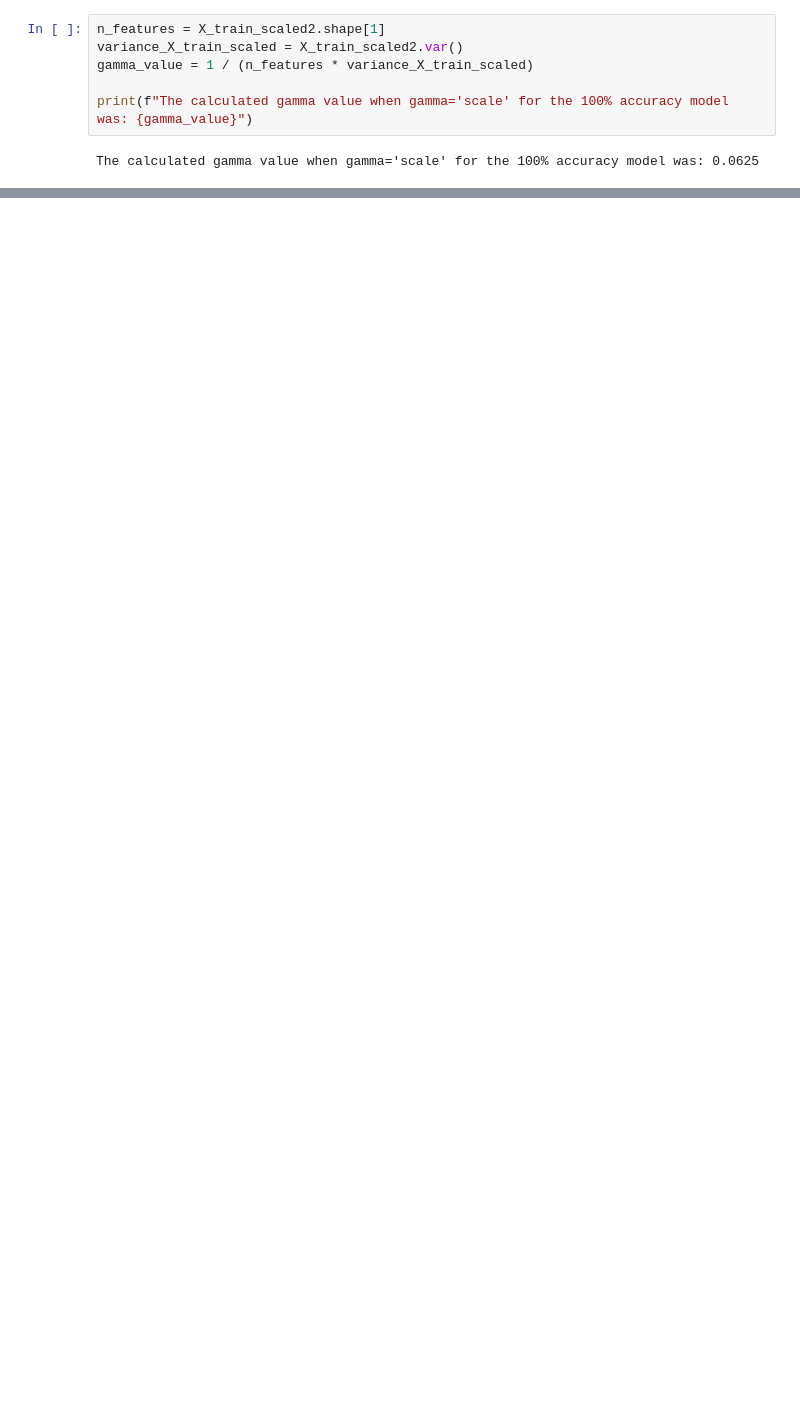
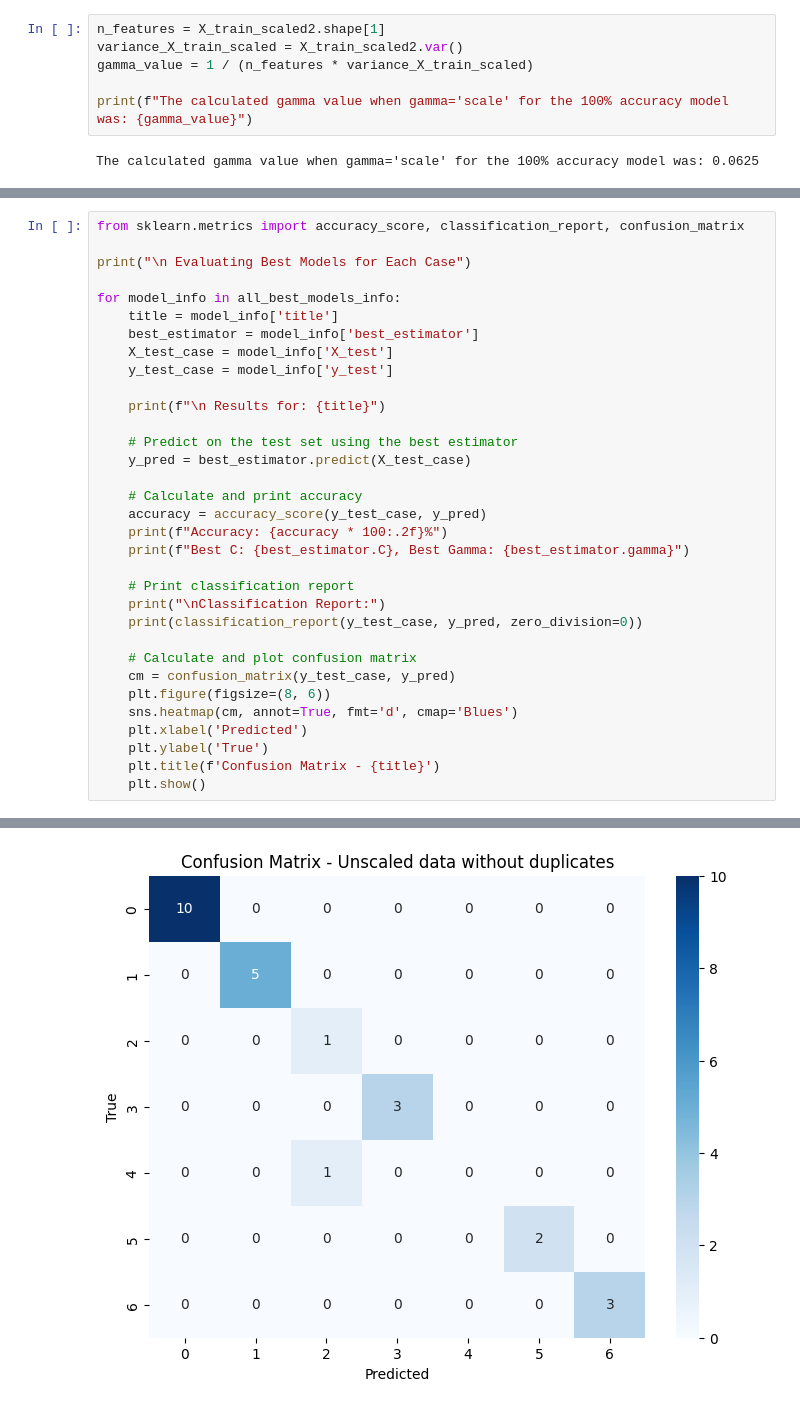
Before and after one commit to DenisaEM/ProiectIA-, a Jupyter notebook: ProiectIA_ZOO_with_SVM.ipynb, the cells around one changed output, grey strips where cells are left out. Saved outputs shown, nothing was run; the diff lists cells and outputs as text; blank space fills up the shorter version.

```diff
--- a/ProiectIA_ZOO_with_SVM.ipynb
+++ b/ProiectIA_ZOO_with_SVM.ipynb
@@ -545,0 +543,34 @@ for original_animal_index in X_test.index:
+# %%
+from sklearn.metrics import accuracy_score, classification_report, confusion_matrix
+
+print("\n Evaluating Best Models for Each Case")
+
+for model_info in all_best_models_info:
+    title = model_info['title']
+    best_estimator = model_info['best_estimator']
+    X_test_case = model_info['X_test']
+    y_test_case = model_info['y_test']
+
+    print(f"\n Results for: {title}")
+
+    # Predict on the test set using the best estimator
+    y_pred = best_estimator.predict(X_test_case)
+
+    # Calculate and print accuracy
+    accuracy = accuracy_score(y_test_case, y_pred)
+    print(f"Accuracy: {accuracy * 100:.2f}%")
+    print(f"Best C: {best_estimator.C}, Best Gamma: {best_estimator.gamma}")
+
+    # Print classification report
+    print("\nClassification Report:")
+    print(classification_report(y_test_case, y_pred, zero_division=0))
+
+    # Calculate and plot confusion matrix
+    cm = confusion_matrix(y_test_case, y_pred)
+    plt.figure(figsize=(8, 6))
+    sns.heatmap(cm, annot=True, fmt='d', cmap='Blues')
+    plt.xlabel('Predicted')
+    plt.ylabel('True')
+    plt.title(f'Confusion Matrix - {title}')
+    plt.show()
+# %% [output]
@@ -545,0 +597 @@ for original_animal_index in X_test.index:
+[figure, added]
```
Also changed, not shown: parts of 33 cells of this notebook.
